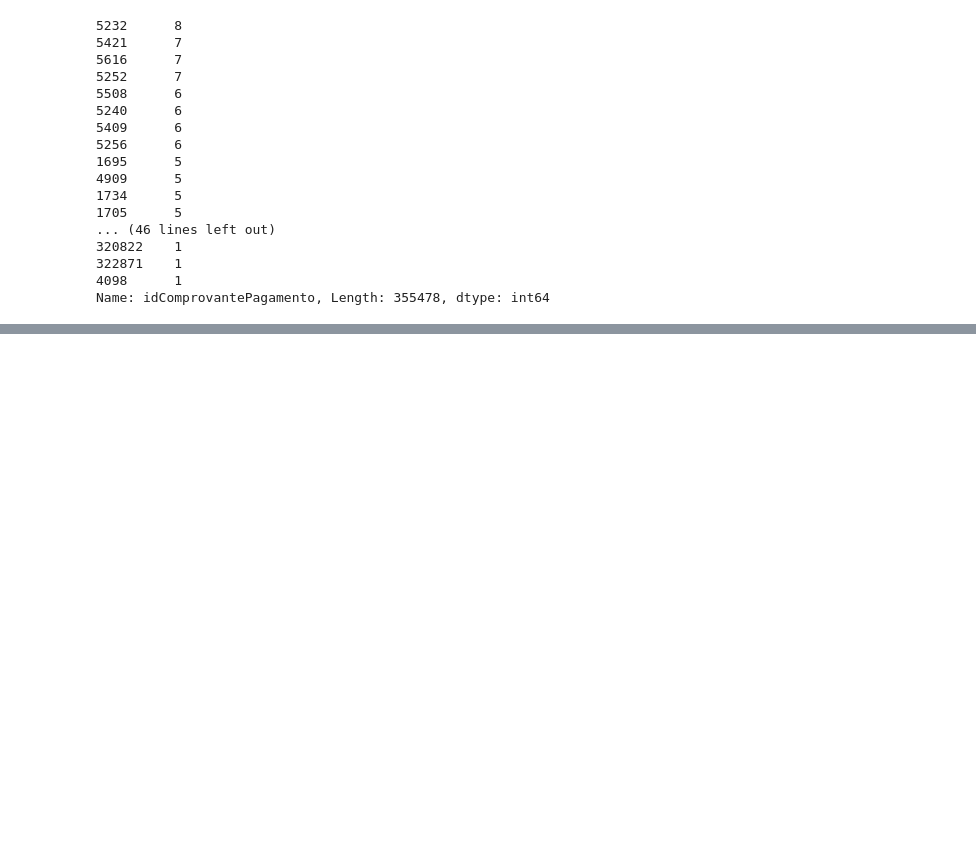
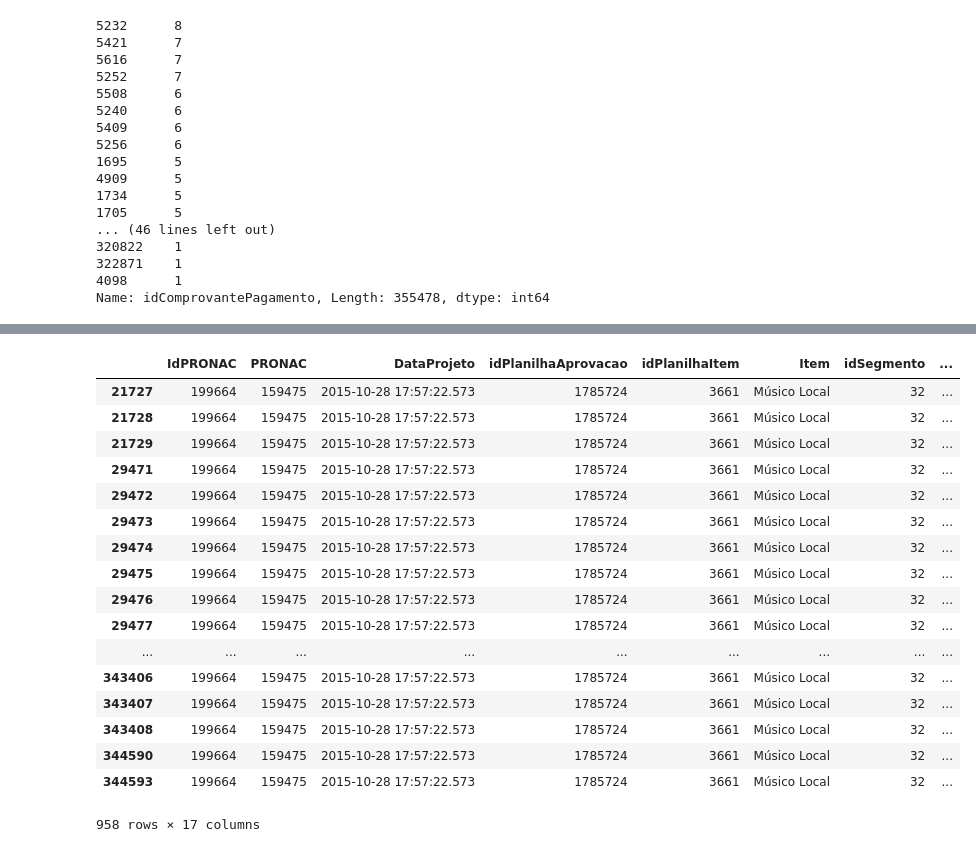
Before and after one commit to lappis-unb/salic-ml, a Jupyter notebook: research/notebooks/doing/comprovantes_por_operacao.ipynb, the cells around one changed output, grey strips where cells are left out. Saved outputs shown, nothing was run; the diff lists cells and outputs as text; code cells hidden in the pictures; blank space fills up the shorter version.

```diff
--- a/research/notebooks/doing/comprovantes_por_operacao.ipynb
+++ b/research/notebooks/doing/comprovantes_por_operacao.ipynb
@@ -255,0 +316,21 @@ df[df['idComprovantePagamento'] == 5232]
+# %%
+df[df['idPlanilhaAprovacao'] == 1785724]
+# %% [output]
+|  | IdPRONAC | PRONAC | DataProjeto | idPlanilhaAprovacao | idPlanilhaItem | Item | idSegmento | ... |
+| 21727 | 199664 | 159475 | 2015-10-28 17:57:22.573 | 1785724 | 3661 | Músico Local | 32 | ... |
+| 21728 | 199664 | 159475 | 2015-10-28 17:57:22.573 | 1785724 | 3661 | Músico Local | 32 | ... |
+| 21729 | 199664 | 159475 | 2015-10-28 17:57:22.573 | 1785724 | 3661 | Músico Local | 32 | ... |
+| 29471 | 199664 | 159475 | 2015-10-28 17:57:22.573 | 1785724 | 3661 | Músico Local | 32 | ... |
+| 29472 | 199664 | 159475 | 2015-10-28 17:57:22.573 | 1785724 | 3661 | Músico Local | 32 | ... |
+| 29473 | 199664 | 159475 | 2015-10-28 17:57:22.573 | 1785724 | 3661 | Músico Local | 32 | ... |
+| 29474 | 199664 | 159475 | 2015-10-28 17:57:22.573 | 1785724 | 3661 | Músico Local | 32 | ... |
+| 29475 | 199664 | 159475 | 2015-10-28 17:57:22.573 | 1785724 | 3661 | Músico Local | 32 | ... |
+| 29476 | 199664 | 159475 | 2015-10-28 17:57:22.573 | 1785724 | 3661 | Músico Local | 32 | ... |
+| 29477 | 199664 | 159475 | 2015-10-28 17:57:22.573 | 1785724 | 3661 | Músico Local | 32 | ... |
+| ... | ... | ... | ... | ... | ... | ... | ... | ... |
+| 343406 | 199664 | 159475 | 2015-10-28 17:57:22.573 | 1785724 | 3661 | Músico Local | 32 | ... |
+| 343407 | 199664 | 159475 | 2015-10-28 17:57:22.573 | 1785724 | 3661 | Músico Local | 32 | ... |
+| 343408 | 199664 | 159475 | 2015-10-28 17:57:22.573 | 1785724 | 3661 | Músico Local | 32 | ... |
+| 344590 | 199664 | 159475 | 2015-10-28 17:57:22.573 | 1785724 | 3661 | Músico Local | 32 | ... |
+| 344593 | 199664 | 159475 | 2015-10-28 17:57:22.573 | 1785724 | 3661 | Músico Local | 32 | ... |
+958 rows × 17 columns
```
Also changed, not shown: parts of 30 cells of this notebook, 1 other file.
